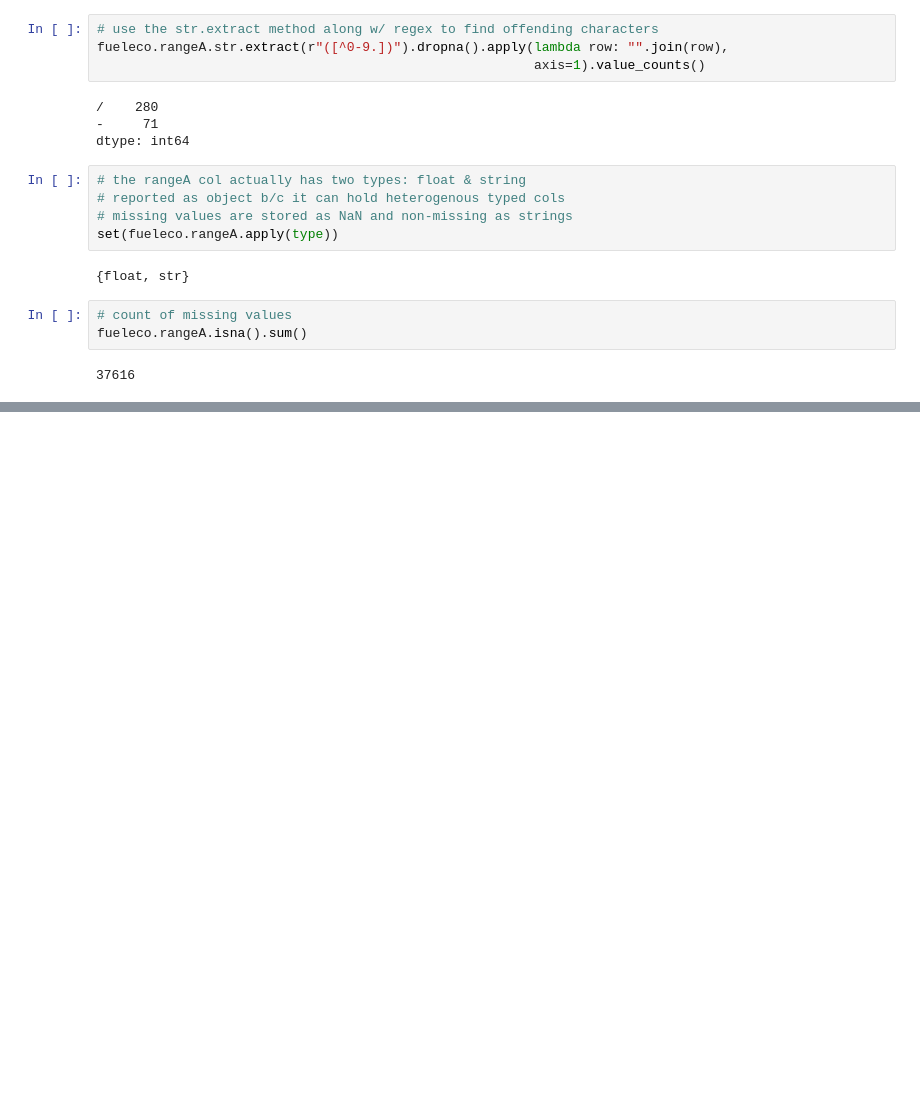
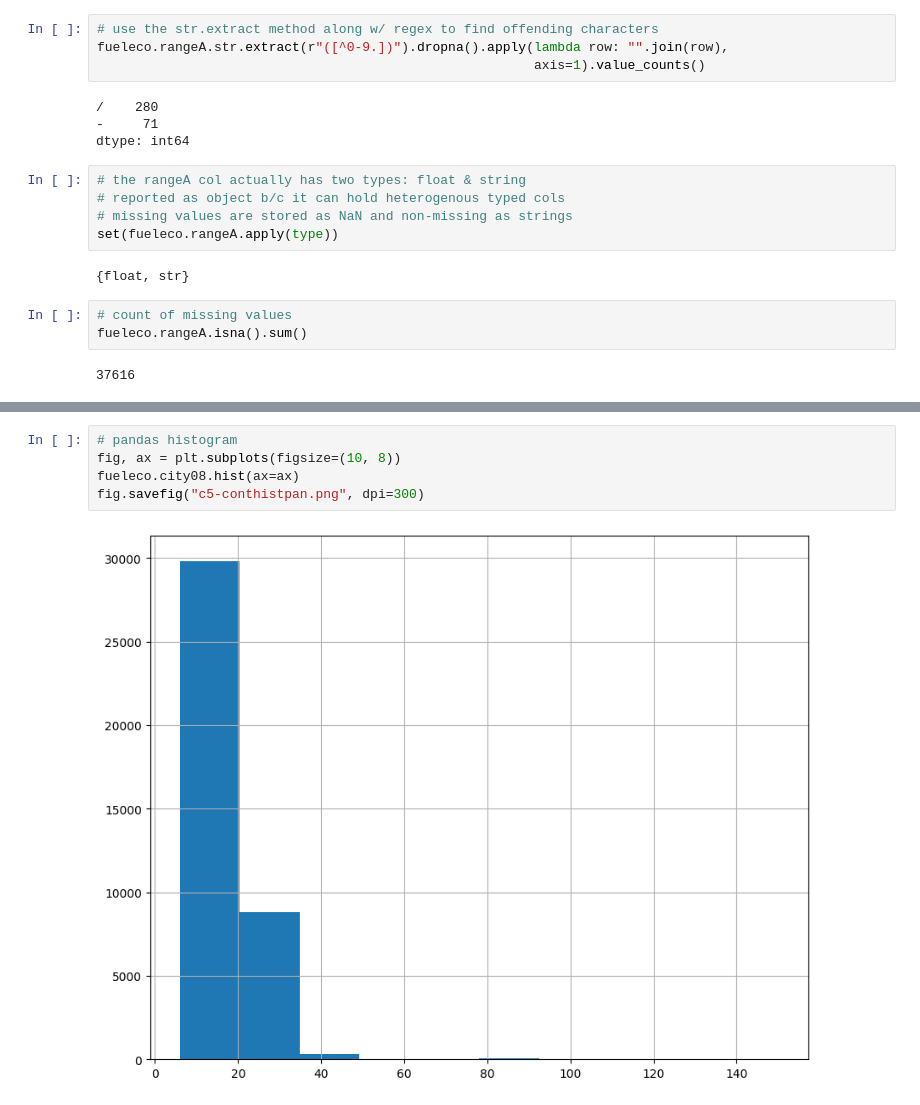
Before and after one commit to bdunn20/book_code, a Jupyter notebook: pandas_1.X_cookbook/Ch_5_EDA.ipynb, the cells around one changed output, grey strips where cells are left out. Saved outputs shown, nothing was run; the diff lists cells and outputs as text; blank space fills up the shorter version.

```diff
--- a/pandas_1.X_cookbook/Ch_5_EDA.ipynb
+++ b/pandas_1.X_cookbook/Ch_5_EDA.ipynb
@@ -400,0 +526,7 @@ fueleco.rangeA.isna().sum()
+# %%
+# pandas histogram
+fig, ax = plt.subplots(figsize=(10, 8))
+fueleco.city08.hist(ax=ax)
+fig.savefig("c5-conthistpan.png", dpi=300)
+# %% [output]
+[figure, added]
```
Also changed, not shown: parts of 14 cells of this notebook.
